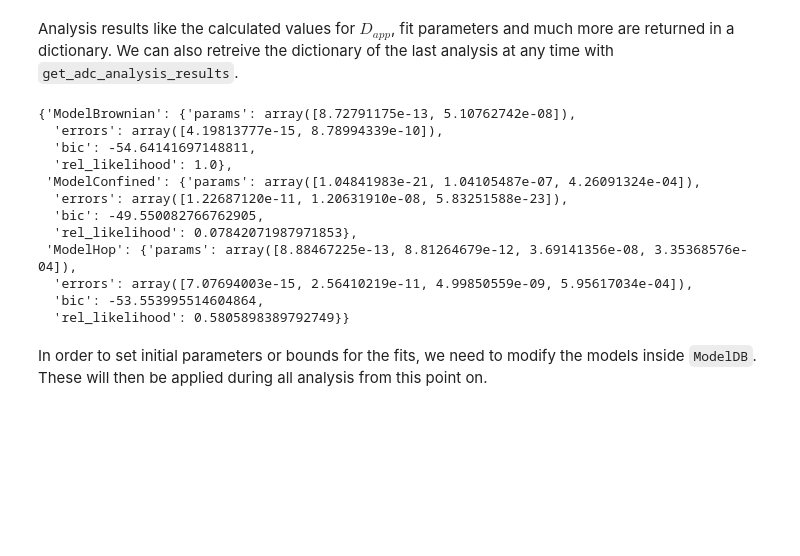
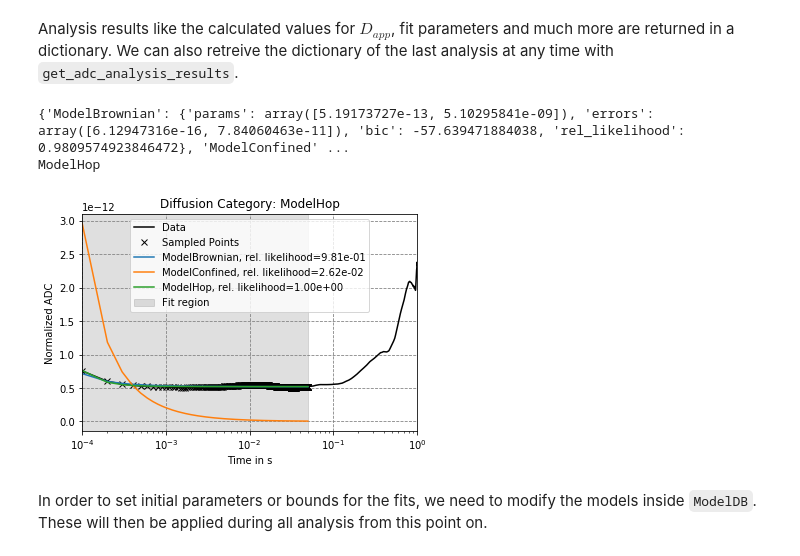
Before and after one commit to Eggeling-Lab-Microscope-Software/TRAIT2D, a Jupyter notebook: notebooks/iSCAT_analysis_new_demo.ipynb, the cells around one changed output. Saved outputs shown, nothing was run; the diff lists cells and outputs as text; code cells hidden in the pictures; blank space fills up the shorter version.

```diff
--- a/notebooks/iSCAT_analysis_new_demo.ipynb
+++ b/notebooks/iSCAT_analysis_new_demo.ipynb
@@ -21,5 +78,13 @@ ModelDB().add_model(ModelHop)
 Multiple tracks are stored in a `ListOfTracks` objects.
 # %%
 from iscat_lib.analysis import ListOfTracks
+# %%
+import random
+tracks = []
+for i in range(10):
+    simulator_brownian.run()
+    simulator_hop.run()
+    tracks.append(Track.from_dict(simulator_brownian.trajectory))
+    tracks.append(Track.from_dict(simulator_hop.trajectory))
 # %% [markdown]
 Load the tracks from some example data. We can use `tracks.normalize` to set the initial time value of all tracks to 0.
@@ -37,3 +99,5 @@ single_track = tracks.get_track(0)
+# %%
+single_track = Track.from_dict(simulator_brownian.trajectory)
 # %% [markdown]
 We can now do ADC analysis on the track:
 # %%
@@ -42,20 +106,16 @@ results = single_track.adc_analysis()
 Analysis results like the calculated values for $D_{app}$, fit parameters and much more are returned in a dictionary. We can also retreive the dictionary of the last analysis at any time with `get_adc_analysis_results`.
 # %%
 fit_results = results["fit_results"]
-fit_results
+best_model = results["best_model"]
+print(fit_results)
+print(best_model)
 # %% [output]
-{'ModelBrownian': {'params': array([8.72791175e-13, 5.10762742e-08]),
-  'errors': array([4.19813777e-15, 8.78994339e-10]),
-  'bic': -54.64141697148811,
-  'rel_likelihood': 1.0},
- 'ModelConfined': {'params': array([1.04841983e-21, 1.04105487e-07, 4.26091324e-04]),
-  'errors': array([1.22687120e-11, 1.20631910e-08, 5.83251588e-23]),
-  'bic': -49.550082766762905,
-  'rel_likelihood': 0.07842071987971853},
- 'ModelHop': {'params': array([8.88467225e-13, 8.81264679e-12, 3.69141356e-08, 3.35368576e-04]),
-  'errors': array([7.07694003e-15, 2.56410219e-11, 4.99850559e-09, 5.95617034e-04]),
-  'bic': -53.553995514604864,
-  'rel_likelihood': 0.5805898389792749}}
+{'ModelBrownian': {'params': array([5.19173727e-13, 5.10295841e-09]), 'errors': array([6.12947316e-16, 7.84060463e-11]), 'bic': -57.639471884038, 'rel_likelihood': 0.9809574923846472}, 'ModelConfined' ...
+ModelHop
+# %%
+single_track.plot_adc_analysis_results()
+# %% [output]
+[figure, added]
 # %% [markdown]
 In order to set initial parameters or bounds for the fits, we need to modify the models inside `ModelDB`. These will then be applied during all analysis from this point on.
 # %%
```
Also changed, not shown: parts of 24 cells of this notebook.
